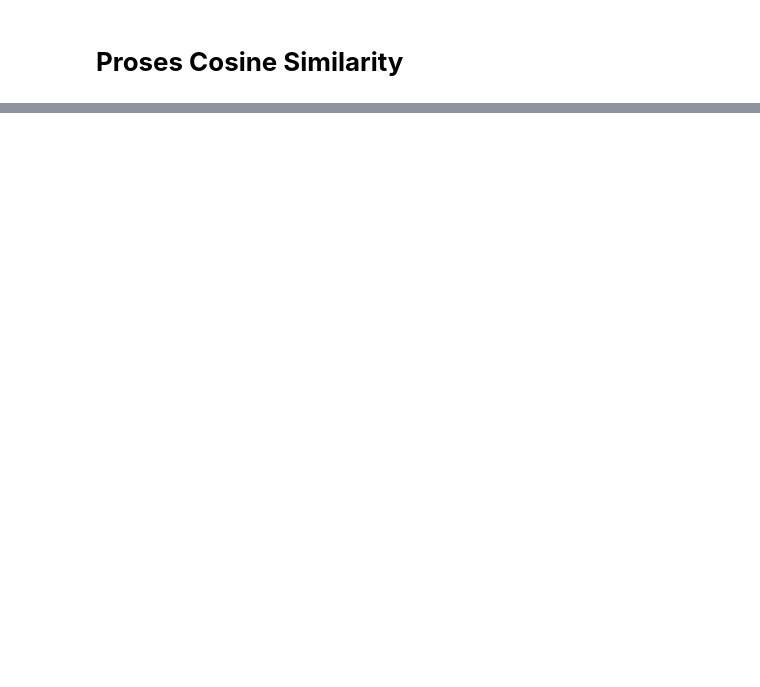
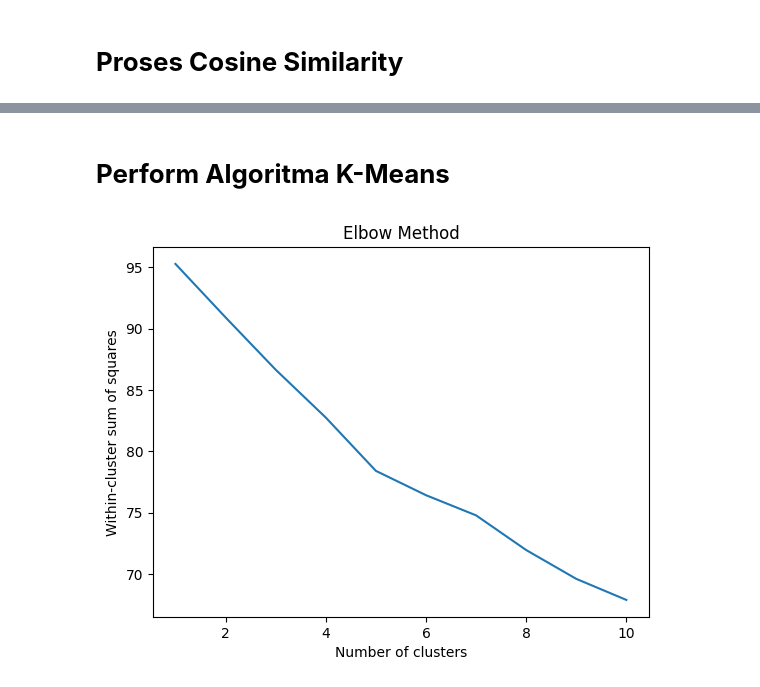
Before and after one commit to AzizLike29/Scrap-App-ML, a Jupyter notebook: scrap_mobile_legends.ipynb, the cells around one changed output, grey strips where cells are left out. Saved outputs shown, nothing was run; the diff lists cells and outputs as text; code cells hidden in the pictures; blank space fills up the shorter version.

Commit message:
feat: try performance algorithm k-means

```diff
--- a/scrap_mobile_legends.ipynb
+++ b/scrap_mobile_legends.ipynb
@@ -439 +455,23 @@ Jumlah data uji dengan sentimen negatif: 244
 dtype: int64
+# %% [markdown]
+# **Perform Algoritma K-Means**
+# %%
+import pandas as pd
+from openpyxl import load_workbook
+from sklearn.cluster import KMeans
+import matplotlib.pyplot as plt
+
+# elbow method (teknik untuk menentukan jumlah klaster yang optimal dalam k-means clustering.)
+wcss = []
+for i in range(1, 11):
+    kmeans = KMeans(n_clusters=i, init='k-means++', max_iter=300, n_init=10, random_state=0)
+    kmeans.fit(text_tf)
+    wcss.append(kmeans.inertia_)
+
+plt.plot(range(1, 11), wcss)
+plt.title('Elbow Method')
+plt.xlabel('Number of clusters')
+plt.ylabel('Within-cluster sum of squares')
+plt.show()
+# %% [output]
+[figure, added]
```
Also changed, not shown: parts of 20 cells of this notebook.
